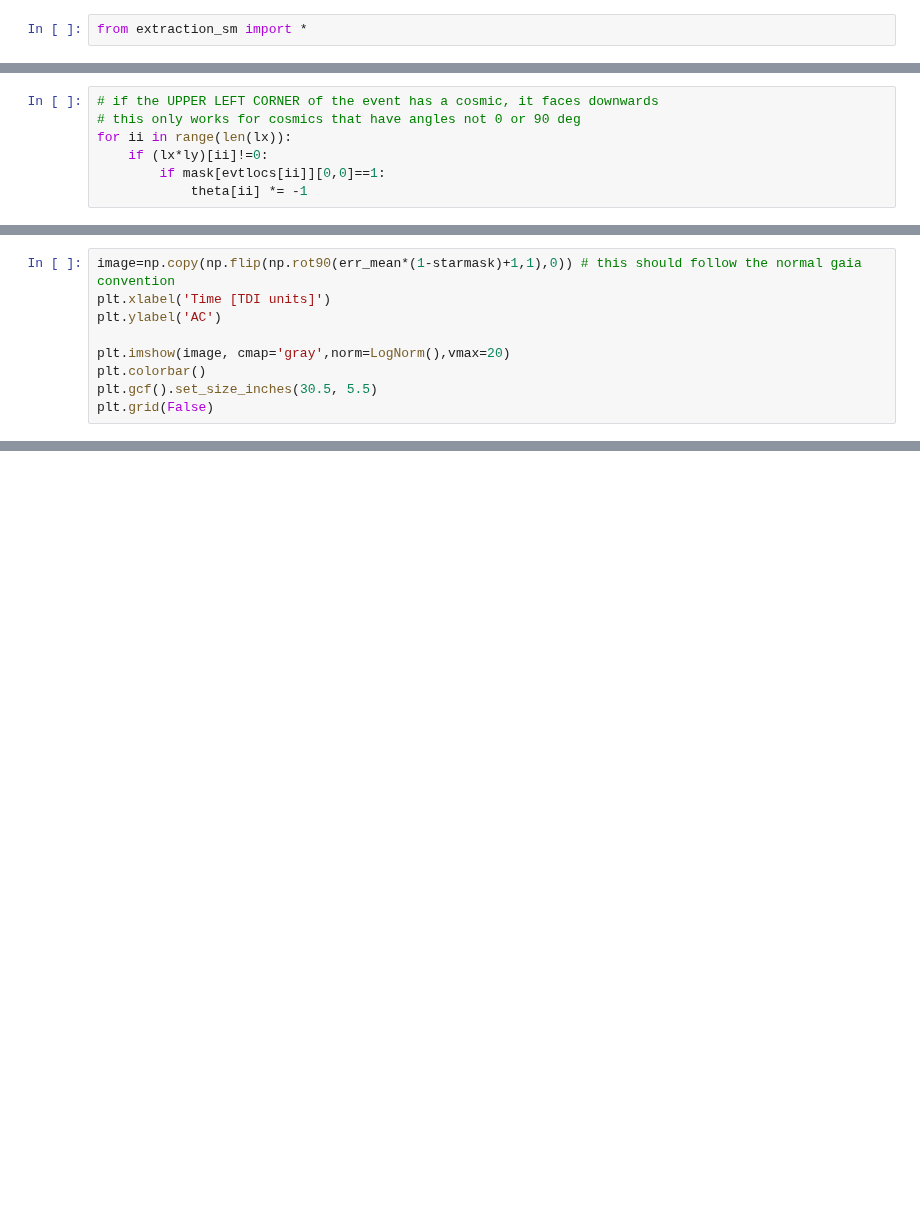
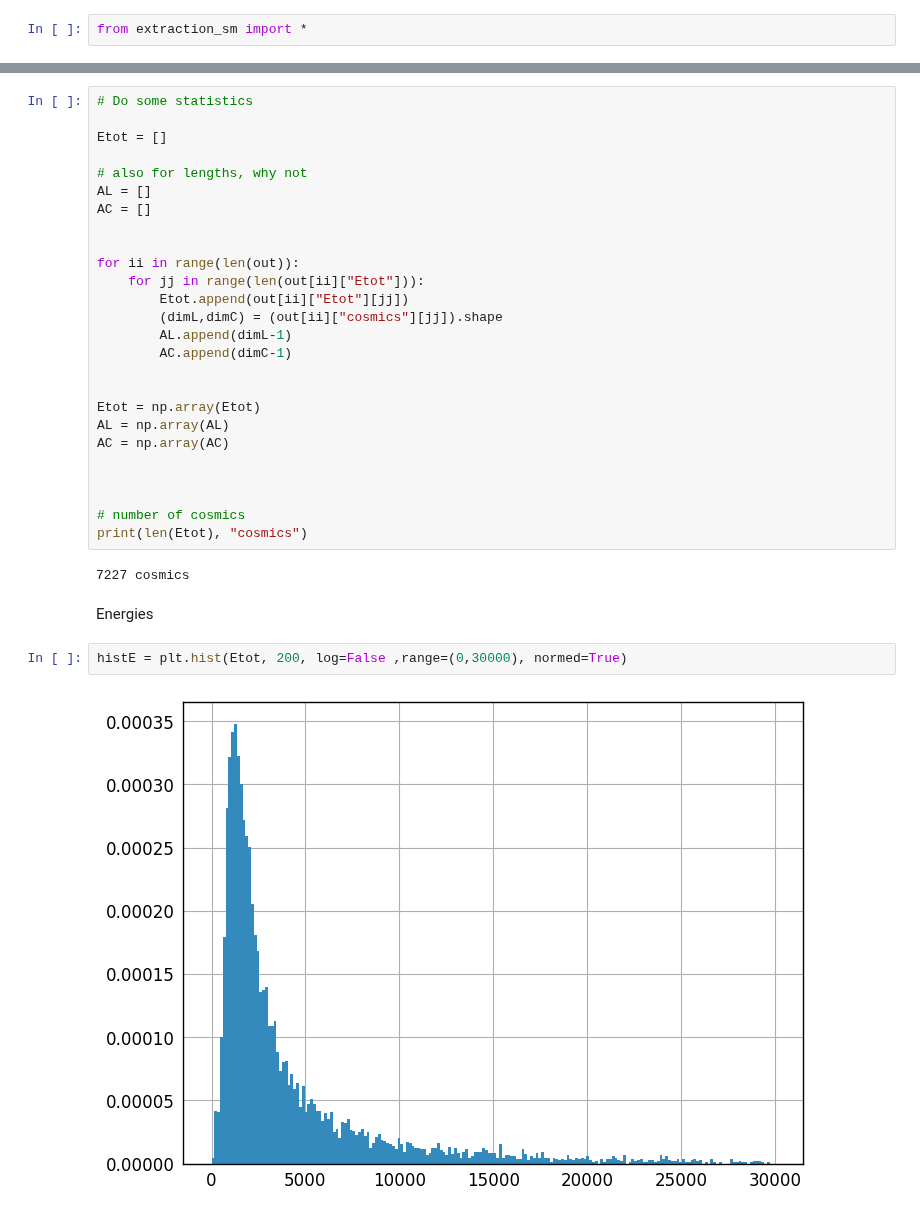
Before and after one commit to asierabreu/cosmics, a Jupyter notebook: analysis/sm_sif/sm_chain.ipynb, the cells around one changed output, grey strips where cells are left out. Saved outputs shown, nothing was run; the diff lists cells and outputs as text; blank space fills up the shorter version.

```diff
--- a/analysis/sm_sif/sm_chain.ipynb
+++ b/analysis/sm_sif/sm_chain.ipynb
@@ -328,7 +11,0 @@ Let's figure out the cosmic orientation
-# %%
-# if the UPPER LEFT CORNER of the event has a cosmic, it faces downwards
-# this only works for cosmics that have angles not 0 or 90 deg
-for ii in range(len(lx)):
-    if (lx*ly)[ii]!=0:
-        if mask[evtlocs[ii]][0,0]==1:
-            theta[ii] *= -1
@@ -355,9 +11,0 @@ Mean noise: 11.8560160607 e-
-# %%
-image=np.copy(np.flip(np.rot90(err_mean*(1-starmask)+1,1),0)) # this should follow the normal gaia convention
-plt.xlabel('Time [TDI units]')
-plt.ylabel('AC')
-
-plt.imshow(image, cmap='gray',norm=LogNorm(),vmax=20)
-plt.colorbar()
-plt.gcf().set_size_inches(30.5, 5.5)
-plt.grid(False)
@@ -365,0 +89,34 @@ plt.grid(False)
+# %%
+# Do some statistics
+
+Etot = []
+
+# also for lengths, why not
+AL = []
+AC = []
+
+
+for ii in range(len(out)):
+    for jj in range(len(out[ii]["Etot"])):
+        Etot.append(out[ii]["Etot"][jj])
+        (dimL,dimC) = (out[ii]["cosmics"][jj]).shape
+        AL.append(dimL-1)
+        AC.append(dimC-1)
+
+
+Etot = np.array(Etot)
+AL = np.array(AL)
+AC = np.array(AC)
+
+
+
+# number of cosmics
+print(len(Etot), "cosmics")
+# %% [output]
+7227 cosmics
+# %% [markdown]
+Energies
+# %%
+histE = plt.hist(Etot, 200, log=False ,range=(0,30000), normed=True)
+# %% [output]
+[figure, added]
```
Also changed, not shown: parts of 57 cells of this notebook, 12 other files.
